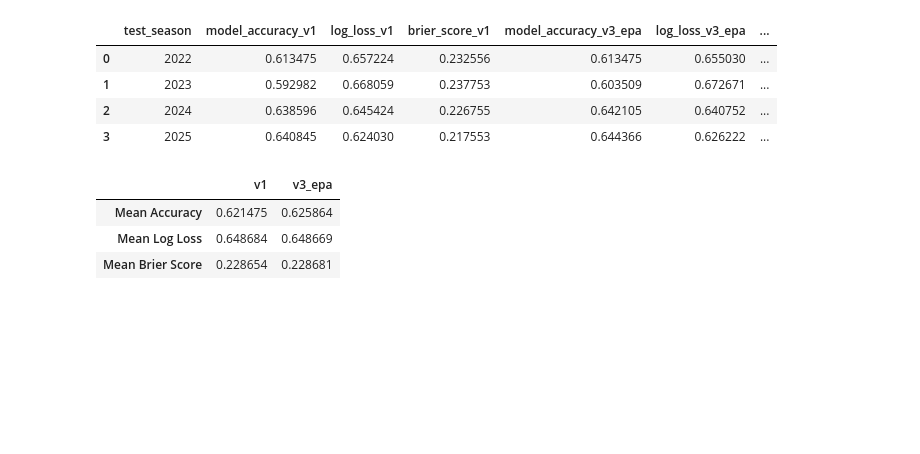
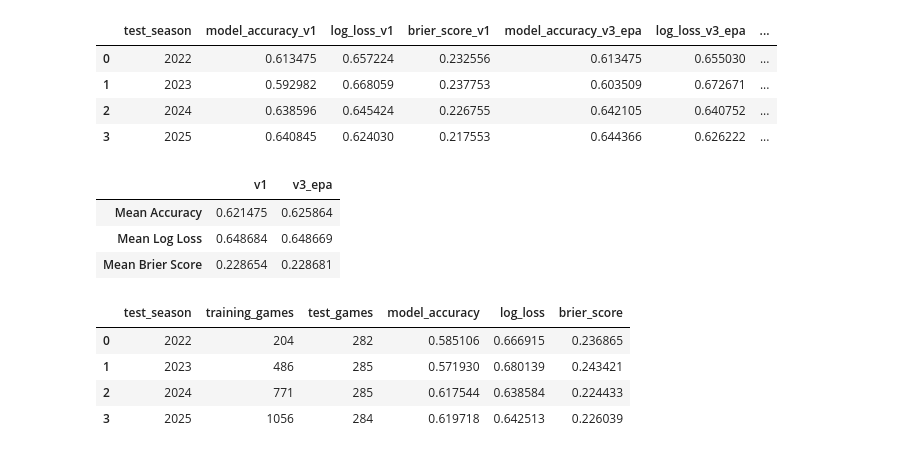
Before and after one commit to GarnetFisherman/nfl-game-prediction, a Jupyter notebook: notebooks/01_explore_nfl_data.ipynb, the cells around one changed output. Drawn from its saved outputs; the diff is of its cells as text; code cells hidden in the pictures; blank space fills up the shorter version.

Commit message:
Compare logistic regression and tree-based models

```diff
--- a/notebooks/01_explore_nfl_data.ipynb
+++ b/notebooks/01_explore_nfl_data.ipynb
@@ -2080,0 +2083,7 @@ epa_summary
+# %%
+rf_model = RandomForestClassifier(
+    n_estimators=500,
+    max_depth=5,
+    min_samples_leaf=10,
+    random_state=42
+)
@@ -2080,0 +2146,10 @@ epa_summary
+# %%
+rf_df = pd.DataFrame(rf_results)
+
+rf_df
+# %% [output]
+|  | test_season | training_games | test_games | model_accuracy | log_loss | brier_score |
+| 0 | 2022 | 204 | 282 | 0.585106 | 0.666915 | 0.236865 |
+| 1 | 2023 | 486 | 285 | 0.571930 | 0.680139 | 0.243421 |
+| 2 | 2024 | 771 | 285 | 0.617544 | 0.638584 | 0.224433 |
+| 3 | 2025 | 1056 | 284 | 0.619718 | 0.642513 | 0.226039 |
```
Also changed, not shown: parts of 38 cells of this notebook.
